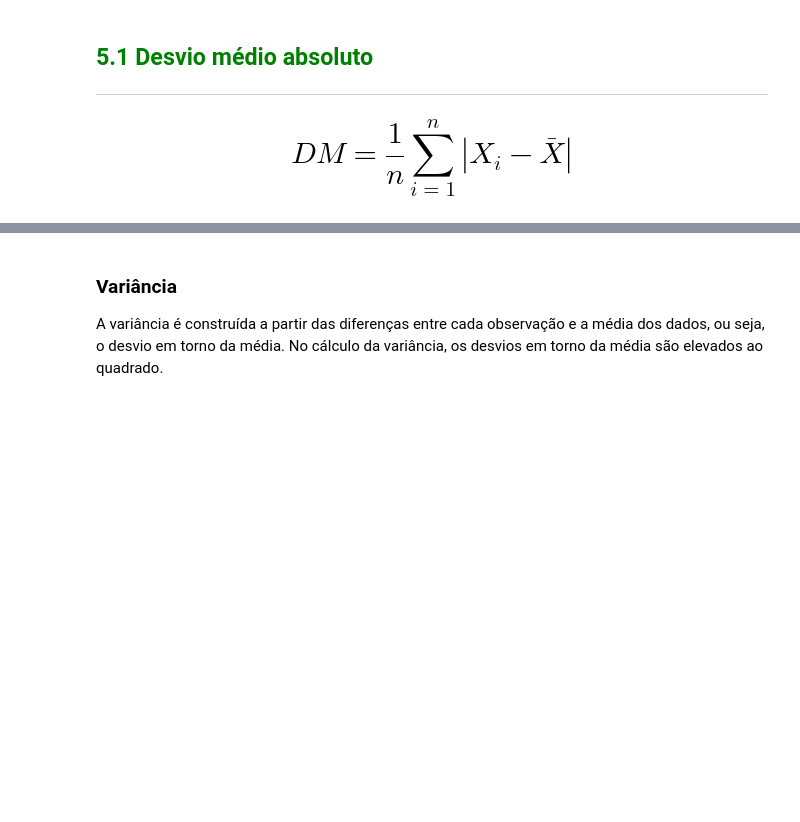
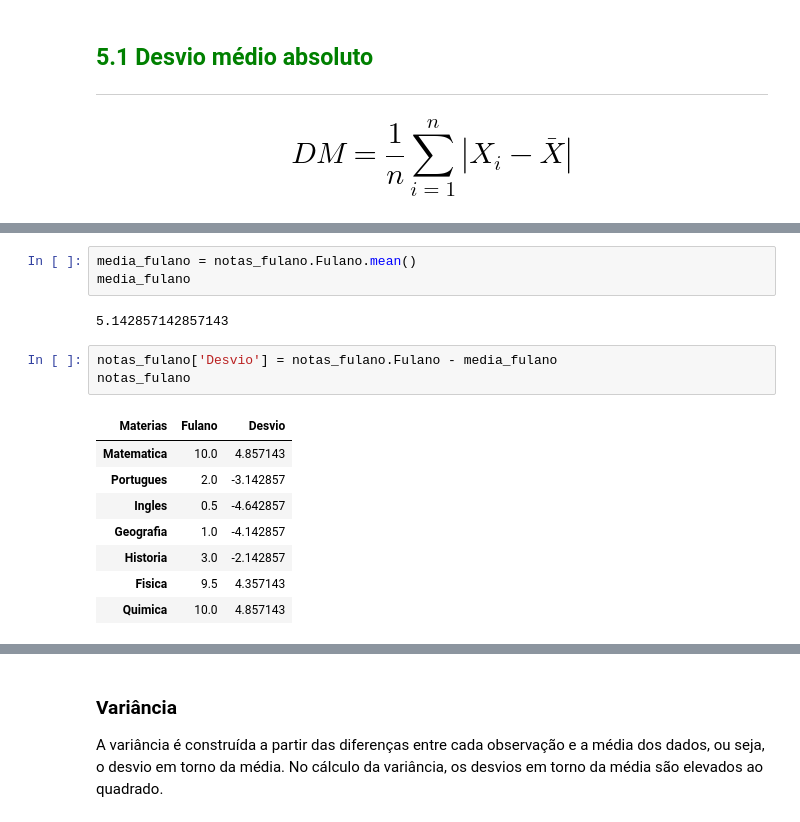
Before and after one commit to luanans/Bootcamp-WoMakersCode, a Jupyter notebook: Alura/Estatistica com Python - frequencias e medidas/Curso_de_Estatística_Parte_1.ipynb, the cells around one changed output, grey strips where cells are left out. Drawn from its saved outputs; the diff is of its cells as text; blank space fills up the shorter version.

```diff
--- a/Alura/Estatistica com Python - frequencias e medidas/Curso_de_Estatística_Parte_1.ipynb
+++ b/Alura/Estatistica com Python - frequencias e medidas/Curso_de_Estatística_Parte_1.ipynb
@@ -782,0 +787,17 @@ Embora as medidas de posição forneçam uma sumarização bastante importante d
+# %%
+media_fulano = notas_fulano.Fulano.mean()
+media_fulano
+# %% [output]
+5.142857142857143
+# %%
+notas_fulano['Desvio'] = notas_fulano.Fulano - media_fulano
+notas_fulano
+# %% [output]
+| Materias | Fulano | Desvio |
+| Matematica | 10.0 | 4.857143 |
+| Portugues | 2.0 | -3.142857 |
+| Ingles | 0.5 | -4.642857 |
+| Geografia | 1.0 | -4.142857 |
+| Historia | 3.0 | -2.142857 |
+| Fisica | 9.5 | 4.357143 |
+| Quimica | 10.0 | 4.857143 |
```
Also changed, not shown: parts of 31 cells of this notebook.
